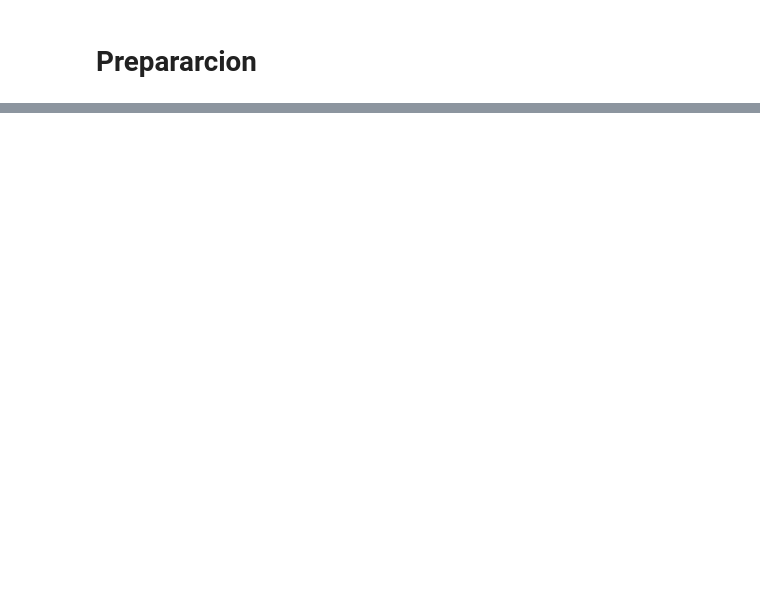
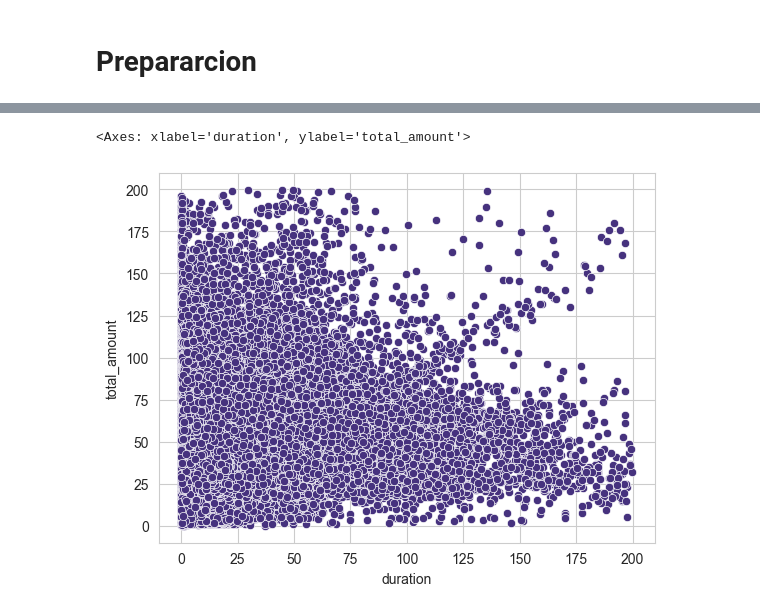
Before and after one commit to carocardenas0699/Bootcamp, a Jupyter notebook: PF/Creacion _tablas_ML.ipynb, the cells around one changed output, grey strips where cells are left out. Saved outputs shown, nothing was run; the diff lists cells and outputs as text; code cells hidden in the pictures; blank space fills up the shorter version.

```diff
--- a/PF/Creacion _tablas_ML.ipynb
+++ b/PF/Creacion _tablas_ML.ipynb
@@ -262,0 +286,5 @@ df_ml['weekday'] = df_ml['weekday'].astype('category')
+# %%
+sns.scatterplot(data=df_ml[(df_ml['total_amount']>0)&(df_ml['duration']>0)&(df_ml['total_amount']<200)&(df_ml['duration']<200)], y='total_amount', x='duration')
+# %% [output]
+<Axes: xlabel='duration', ylabel='total_amount'>
+[figure, added]
```
Also changed, not shown: parts of 7 cells of this notebook, 1 other file.
